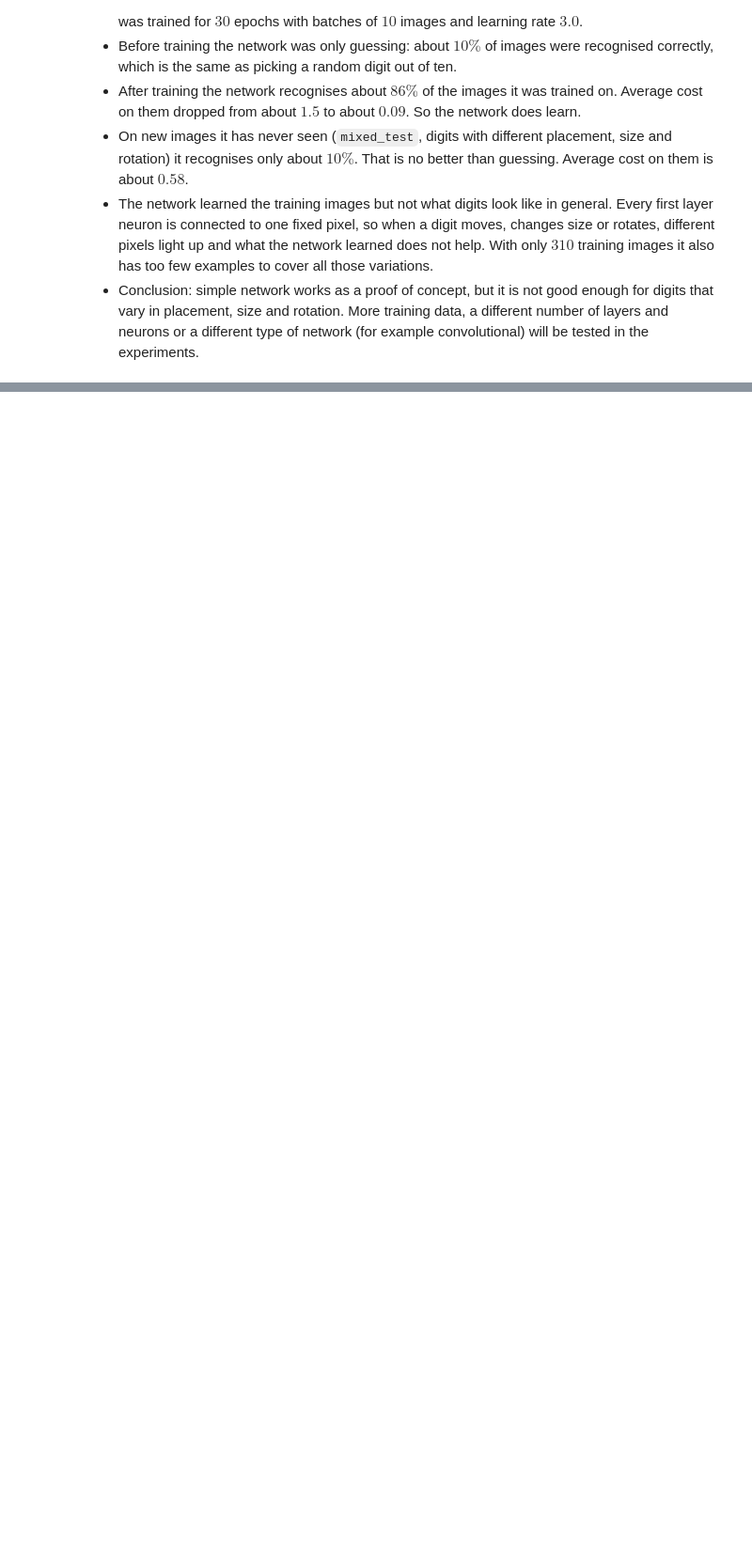
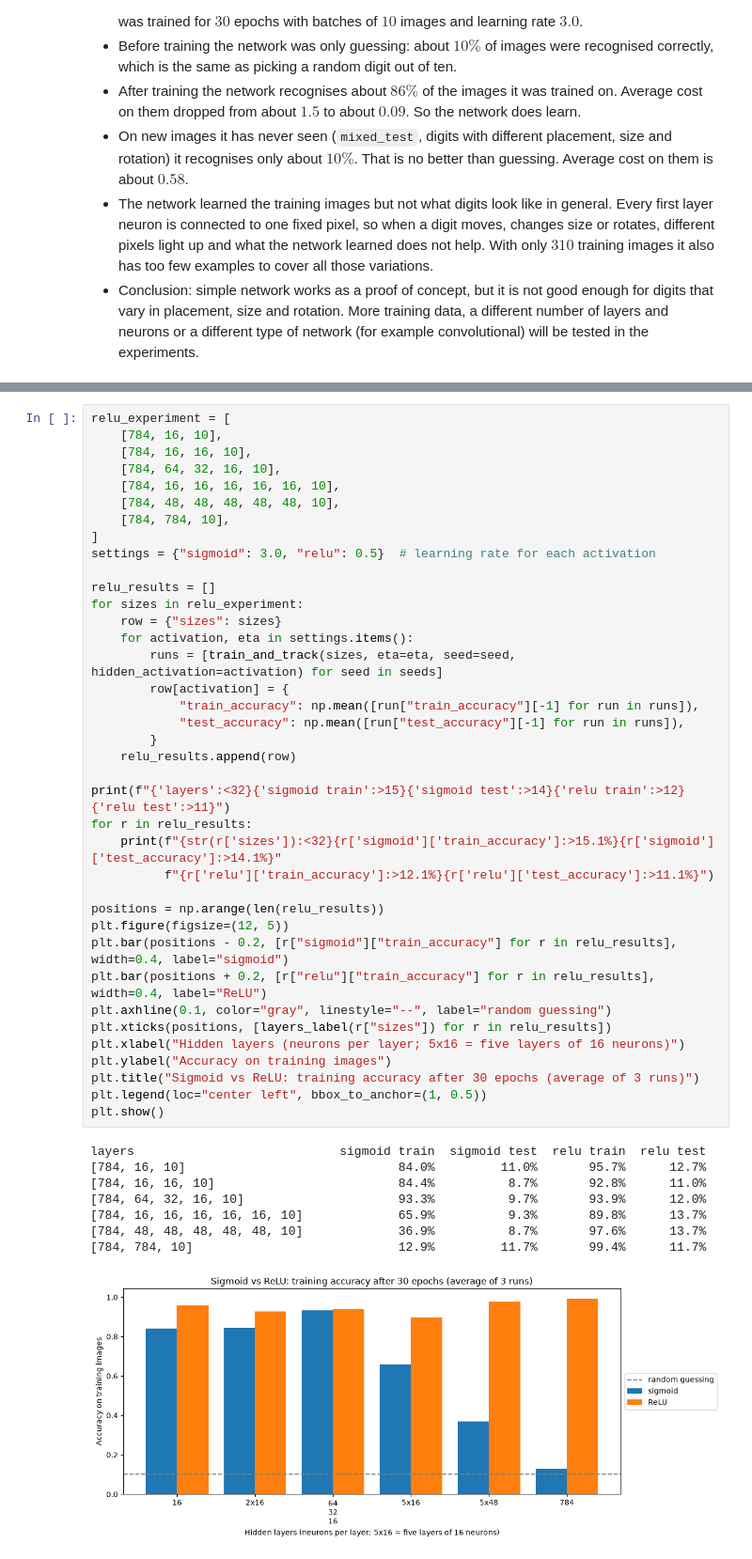
Before and after one commit to PetyoKostakov/math-concepts-for-developers-course, a Jupyter notebook: exam/exam.ipynb, the cells around one changed output, grey strips where cells are left out. Shown at 94% size. Drawn from its saved outputs; the diff is of its cells as text; blank space fills up the shorter version.

```diff
--- a/exam/exam.ipynb
+++ b/exam/exam.ipynb
@@ -421,0 +535,47 @@ Mean cost: train = 0.0884, test = 0.5752
+# %%
+relu_experiment = [
+    [784, 16, 10],
+    [784, 16, 16, 10],
+    [784, 64, 32, 16, 10],
+    [784, 16, 16, 16, 16, 16, 10],
+    [784, 48, 48, 48, 48, 48, 10],
+    [784, 784, 10],
+]
+settings = {"sigmoid": 3.0, "relu": 0.5}  # learning rate for each activation
+
+relu_results = []
+for sizes in relu_experiment:
+    row = {"sizes": sizes}
+    for activation, eta in settings.items():
+        runs = [train_and_track(sizes, eta=eta, seed=seed, hidden_activation=activation) for seed in seeds]
+        row[activation] = {
+            "train_accuracy": np.mean([run["train_accuracy"][-1] for run in runs]),
+            "test_accuracy": np.mean([run["test_accuracy"][-1] for run in runs]),
+        }
+    relu_results.append(row)
+
+print(f"{'layers':<32}{'sigmoid train':>15}{'sigmoid test':>14}{'relu train':>12}{'relu test':>11}")
+for r in relu_results:
+    print(f"{str(r['sizes']):<32}{r['sigmoid']['train_accuracy']:>15.1%}{r['sigmoid']['test_accuracy']:>14.1%}"
+          f"{r['relu']['train_accuracy']:>12.1%}{r['relu']['test_accuracy']:>11.1%}")
+
+positions = np.arange(len(relu_results))
+plt.figure(figsize=(12, 5))
+plt.bar(positions - 0.2, [r["sigmoid"]["train_accuracy"] for r in relu_results], width=0.4, label="sigmoid")
+plt.bar(positions + 0.2, [r["relu"]["train_accuracy"] for r in relu_results], width=0.4, label="ReLU")
+plt.axhline(0.1, color="gray", linestyle="--", label="random guessing")
+plt.xticks(positions, [layers_label(r["sizes"]) for r in relu_results])
+plt.xlabel("Hidden layers (neurons per layer; 5x16 = five layers of 16 neurons)")
+plt.ylabel("Accuracy on training images")
+plt.title("Sigmoid vs ReLU: training accuracy after 30 epochs (average of 3 runs)")
+plt.legend(loc="center left", bbox_to_anchor=(1, 0.5))
+plt.show()
+# %% [output]
+layers                            sigmoid train  sigmoid test  relu train  relu test
+[784, 16, 10]                             84.0%         11.0%       95.7%      12.7%
+[784, 16, 16, 10]                         84.4%          8.7%       92.8%      11.0%
+[784, 64, 32, 16, 10]                     93.3%          9.7%       93.9%      12.0%
+[784, 16, 16, 16, 16, 16, 10]             65.9%          9.3%       89.8%      13.7%
+[784, 48, 48, 48, 48, 48, 10]             36.9%          8.7%       97.6%      13.7%
+[784, 784, 10]                            12.9%         11.7%       99.4%      11.7%
+[figure, added]
```
Also changed, not shown: parts of 13 cells of this notebook, 2 other files.
